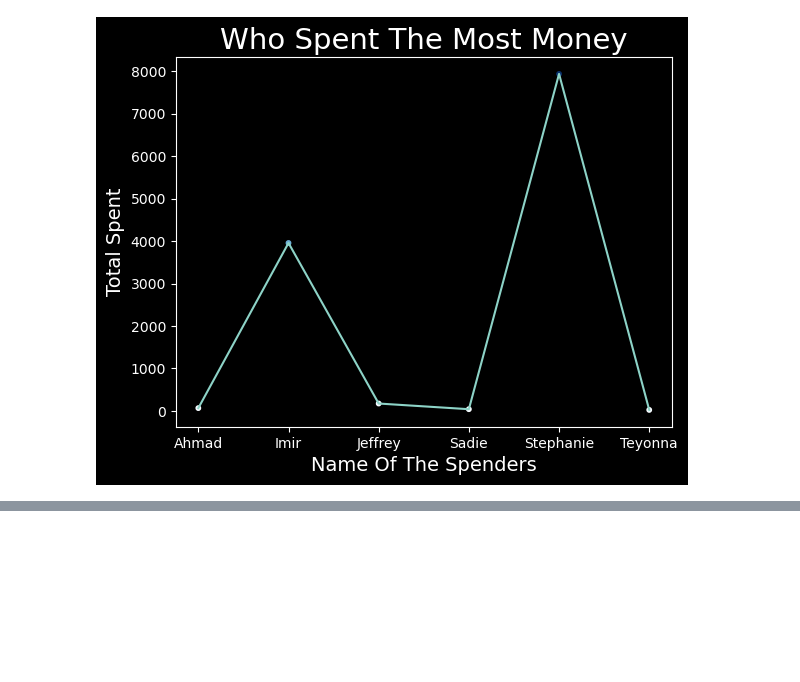
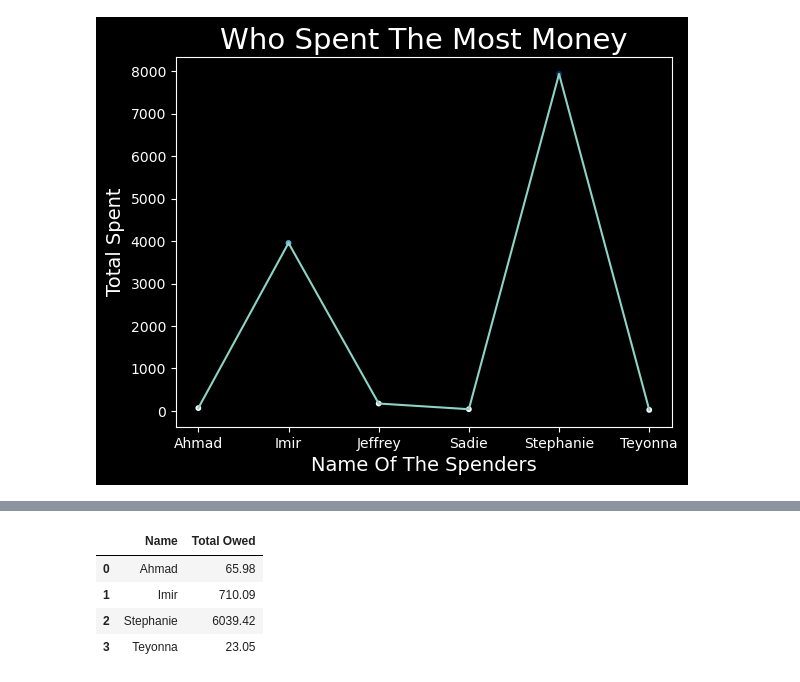
Before and after one commit to imirransom7/Amazon-Order-History, a Jupyter notebook: imir_amazon_order_history/orders.ipynb, the cells around one changed output, grey strips where cells are left out. Saved outputs shown, nothing was run; the diff lists cells and outputs as text; code cells hidden in the pictures; blank space fills up the shorter version.

```diff
--- a/imir_amazon_order_history/orders.ipynb
+++ b/imir_amazon_order_history/orders.ipynb
@@ -192,6 +192,27 @@ plt.plot(x, y)
 plt.show()
 # %% [output]
 [figure]
+# %%
+# This function will be used to get the months of each purchase using the order date column
+def get_month(month):
+    if month >= "2023-01-01" and month < "2023-02-01":
+        return 'January'
+    elif month >= "2023-02-01" and month < "2023-03-01":
+        return 'February'
+    elif month == "2023-03-01" and month < "2023-04-01":
+        return 'March'
+    elif month == "2023-04-01" and month < "2023-05-01":
+        return 'April'
+    elif month == "2023-05-01" and month < "2023-06-01":
+        return 'May'
+    elif month == "2023-06-01" and month < "2023-07-01":
+        return 'June'
+    elif month == "2023-07-01" and month < "2023-08-01":
+        return 'July'
+# %%
+df['Month'] = df['Order Date'].apply(get_month)
+# %%
+df['Month'] = df['Order Date'].apply(get_month)
 # %%
 items_for_2023 = df[df["Order Date"] >= "2023-01-01"]
 items_for_2023.info()
@@ -215,0 +252,9 @@ memory usage: 103.3+ KB
+# %%
+current_overall_sum = items_for_2023.groupby(['Name'])['Total Owed'].sum().reset_index()
+current_overall_sum
+# %% [output]
+|  | Name | Total Owed |
+| 0 | Ahmad | 65.98 |
+| 1 | Imir | 710.09 |
+| 2 | Stephanie | 6039.42 |
+| 3 | Teyonna | 23.05 |
```
Also changed, not shown: parts of 2 cells of this notebook.
